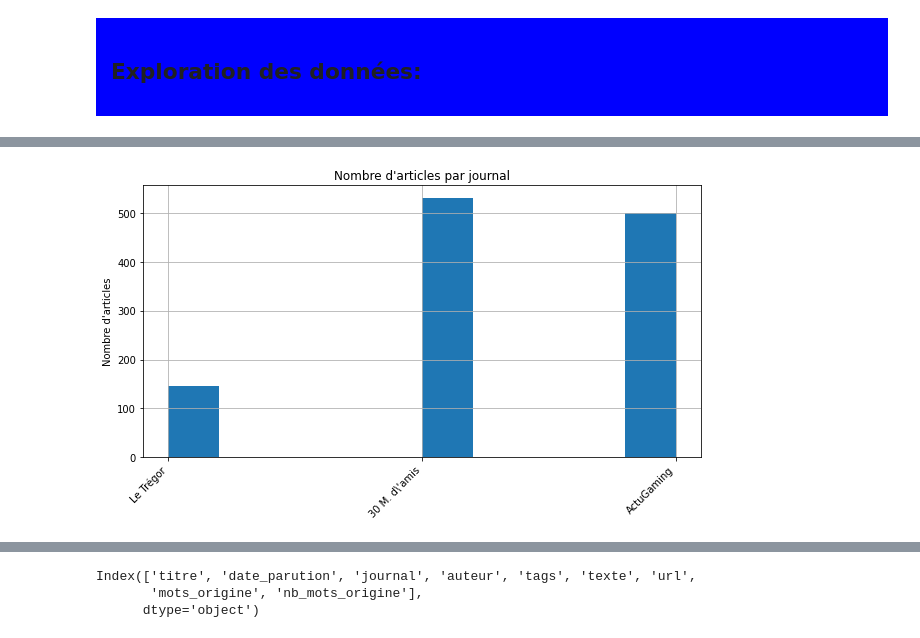
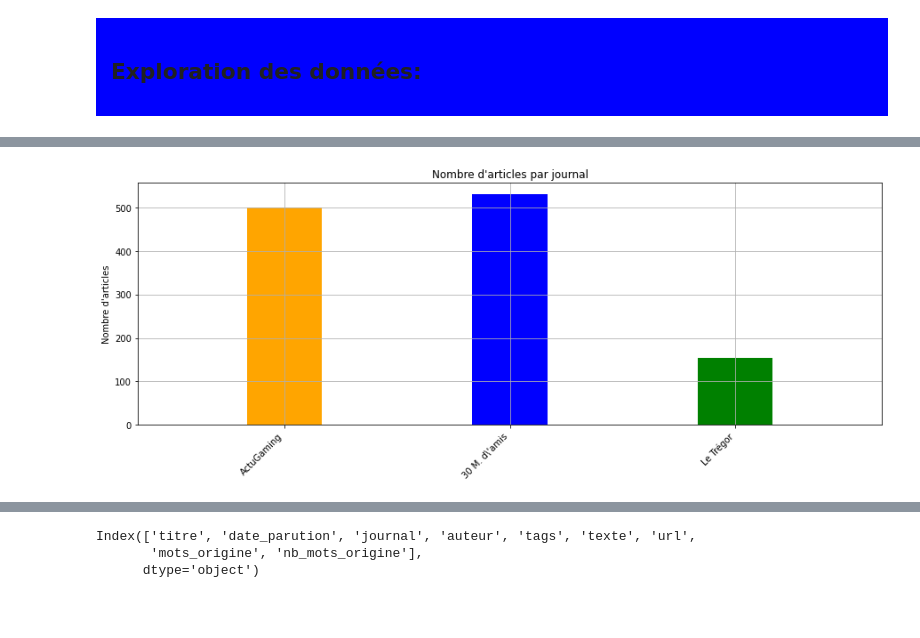
Before and after one commit to aurao22/ema_lannuontimes, a Jupyter notebook: news_paper_nlp_pre_processing.ipynb, the cells around one changed output, grey strips where cells are left out. Cells and saved outputs as stored; diff of their text form; code cells hidden in the pictures; blank space fills up the shorter version.

Commit message:
Add word's graph

```diff
--- a/news_paper_nlp_pre_processing.ipynb
+++ b/news_paper_nlp_pre_processing.ipynb
@@ -35,3 +35,6 @@ La version de SQLite est:  [('3.35.5',)]
+# %%
+color_by_journal = {"Le Trégor":"green","ActuGaming":"orange", "Elle":"pink", "30 M. d\\'amis":"blue"}
+journaux = df_articles["journal"].unique()
 # %%
 print(df_articles.shape)
 print(df_articles.columns)
@@ -48,17 +51,19 @@ Index(['titre', 'date_parution', 'journal', 'auteur', 'tags', 'texte', 'url'], d
 # %%
 import matplotlib.pyplot as plt
 # %%
-figure, axes = color_graph_background(1, 1)
+figure, axe = color_graph_background(1, 1)
 
-df_articles.journal.hist()
+bins = len(journaux)
+for journal in journaux:
+    df_articles[df_articles["journal"]==journal].journal.hist(ax=axe, color=color_by_journal.get(journal, "gray"), bins=bins)
 
-figure.set_size_inches(10, 5, forward=True)
-axes.set_ylabel("Nombre d'articles")
+figure.set_size_inches(15, 5, forward=True)
+axe.set_ylabel("Nombre d'articles")
 plt.title("Nombre d'articles par journal")
 plt.xticks(rotation=45, ha="right")
 plt.show()
 # %% [output]
-[figure, old version]
+[figure, new version]
 # %%
 df_articles = df_word_tokenize(df_articles, text_col_name='texte', token_col_name="mots_origine", verbose=verbose)
 # %%
```
Also changed, not shown: parts of 9 cells of this notebook.
